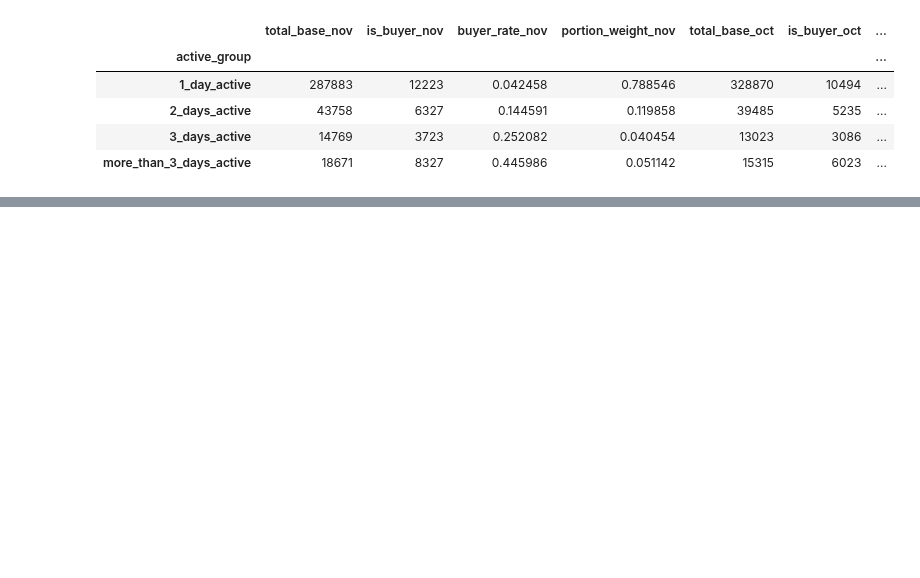
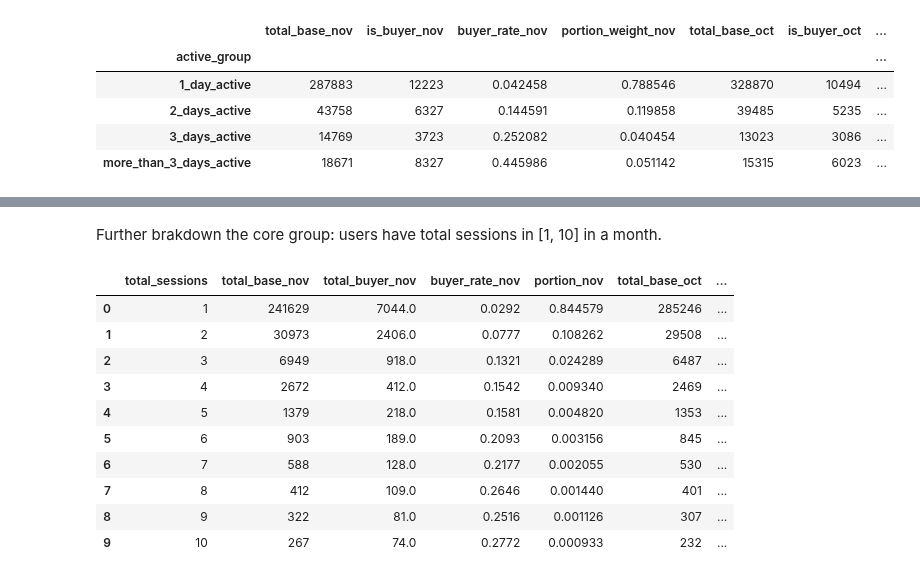
Before and after one commit to yuu1zhou/Online-cosmetics-shop-user-behavior-analysis, a Jupyter notebook: python_scripts/explore.ipynb, the cells around one changed output, grey strips where cells are left out. Saved outputs shown, nothing was run; the diff lists cells and outputs as text; code cells hidden in the pictures; blank space fills up the shorter version.

Commit message:
sql query added, notebook content refined

```diff
--- a/python_scripts/explore.ipynb
+++ b/python_scripts/explore.ipynb
@@ -21,7 +24,7 @@ function for extracting data from mysql database.
 # %%
 def extract_queries(sql_content: str) -> dict:
     '''
-    从 SQL 文件内容中提取所有 -- name: xxx 标记的查询
+    read .sql content, each complete query follows the comment pattern: -- name: xxx
     '''
     queries = {}
     current_name = None
@@ -502,0 +585,30 @@ subplot.show()
+# %% [markdown]
+Further brakdown the core group: users have total sessions in [1, 10] in a month.
+# %%
+df_nov = query_from_file(f'{parent_dir}/sql_scripts/explore_v2.sql',
+                'November 2019 one-day-active users by sessions 1 to 10',
+                'cosmetics_shop_data'
+)
+
+df_oct = query_from_file(f'{parent_dir}/sql_scripts/explore_v2.sql',
+                'October 2019 one-day-active users by sessions 1 to 10',
+                'cosmetics_shop_data'
+)
+
+df_nov['portion'] = df_nov['total_base'] / df_nov['total_base'].sum()
+df_oct['portion'] = df_oct['total_base'] / df_oct['total_base'].sum()
+# %%
+df_combined = pd.merge(df_nov, df_oct, on ='total_sessions', how = 'inner', suffixes=('_nov', '_oct'))
+df_combined
+# %% [output]
+|  | total_sessions | total_base_nov | total_buyer_nov | buyer_rate_nov | portion_nov | total_base_oct | ... |
+| 0 | 1 | 241629 | 7044.0 | 0.0292 | 0.844579 | 285246 | ... |
+| 1 | 2 | 30973 | 2406.0 | 0.0777 | 0.108262 | 29508 | ... |
+| 2 | 3 | 6949 | 918.0 | 0.1321 | 0.024289 | 6487 | ... |
+| 3 | 4 | 2672 | 412.0 | 0.1542 | 0.009340 | 2469 | ... |
+| 4 | 5 | 1379 | 218.0 | 0.1581 | 0.004820 | 1353 | ... |
+| 5 | 6 | 903 | 189.0 | 0.2093 | 0.003156 | 845 | ... |
+| 6 | 7 | 588 | 128.0 | 0.2177 | 0.002055 | 530 | ... |
+| 7 | 8 | 412 | 109.0 | 0.2646 | 0.001440 | 401 | ... |
+| 8 | 9 | 322 | 81.0 | 0.2516 | 0.001126 | 307 | ... |
+| 9 | 10 | 267 | 74.0 | 0.2772 | 0.000933 | 232 | ... |
```
Also changed, not shown: parts of 61 cells of this notebook, 1 other file.
